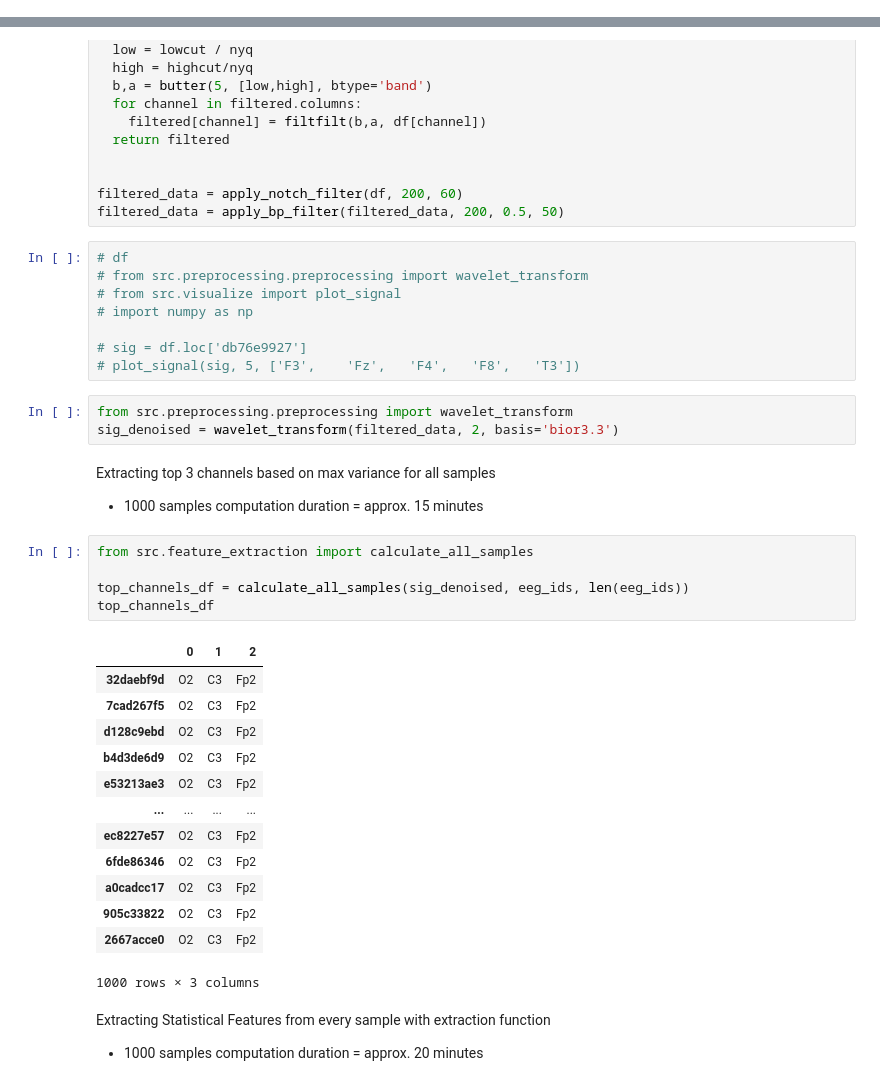
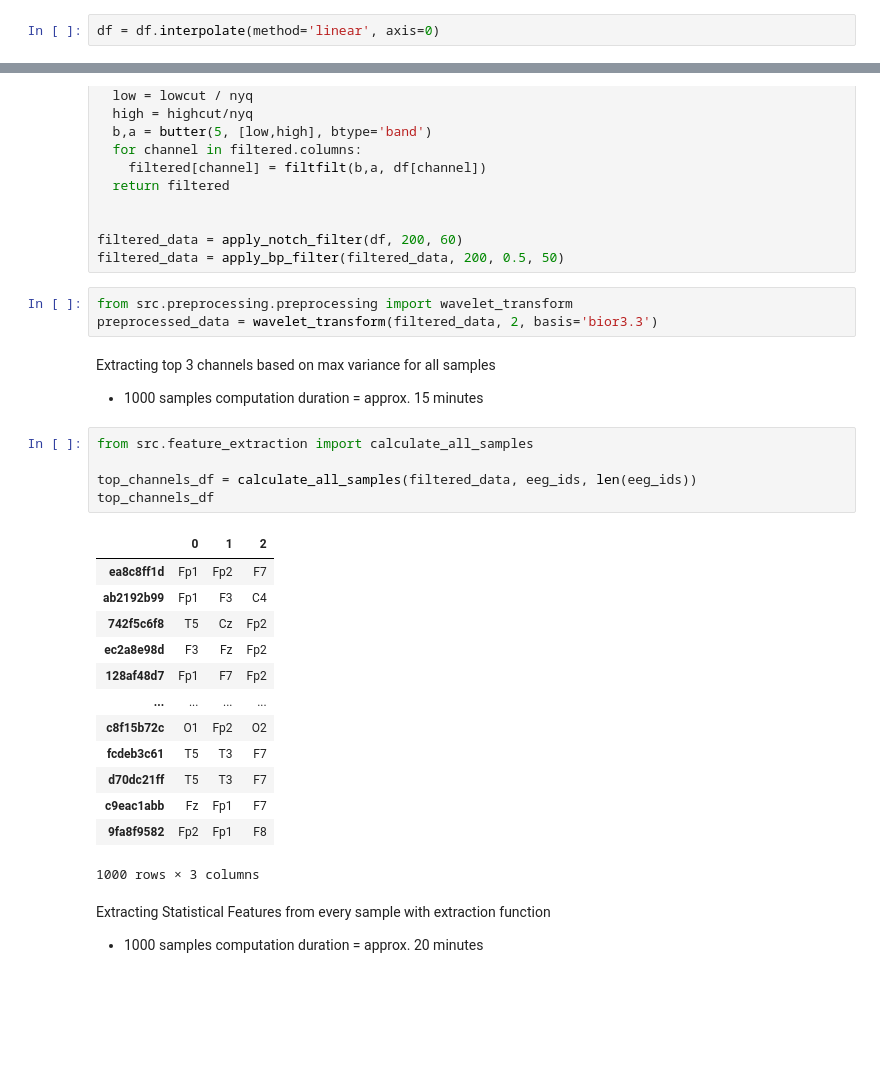
Before and after one commit to sfu-cmpt340/2024_1_project_11, a Jupyter notebook: hms.ipynb, the cells around one changed output, grey strips where cells are left out. Drawn from its saved outputs; the diff is of its cells as text; blank space fills up the shorter version.

```diff
--- a/hms.ipynb
+++ b/hms.ipynb
@@ -125,6 +116,8 @@ df
 | bbdf2f28e | -27.549999 | 6.770000 | 27.480000 | -10.090000 | -2.940000 | -2.880000 | -43.990002 | 1.900000 | 20.740000 | -7.720000 | -3.350000 | ... |
 | bbdf2f28e | -49.380001 | -26.340000 | 13.450000 | -25.590000 | -15.880000 | -13.720000 | -59.680000 | -6.220000 | 11.140000 | -14.530000 | -14.620000 | ... |
 10000000 rows × 19 columns
+# %%
+df = df.interpolate(method='linear', axis=0)
 # %%
 # Apply filtering
 from src.preprocessing.preprocessing import bp_filter, notch_filter
@@ -150,38 +143,30 @@ def apply_bp_filter(df, fs, lowcut, highcut):
 
 filtered_data = apply_notch_filter(df, 200, 60)
 filtered_data = apply_bp_filter(filtered_data, 200, 0.5, 50)
-# %%
-# df
-# from src.preprocessing.preprocessing import wavelet_transform
-# from src.visualize import plot_signal
-# import numpy as np
-
-# sig = df.loc['db76e9927']
-# plot_signal(sig, 5, ['F3',	'Fz',	'F4',	'F8',	'T3'])
 # %%
 from src.preprocessing.preprocessing import wavelet_transform
-sig_denoised = wavelet_transform(filtered_data, 2, basis='bior3.3')
+preprocessed_data = wavelet_transform(filtered_data, 2, basis='bior3.3')
 # %% [markdown]
 Extracting top 3 channels based on max variance for all samples
 - 1000 samples computation duration = approx. 15 minutes
 # %%
 from src.feature_extraction import calculate_all_samples
 
-top_channels_df = calculate_all_samples(sig_denoised, eeg_ids, len(eeg_ids))
+top_channels_df = calculate_all_samples(filtered_data, eeg_ids, len(eeg_ids))
 top_channels_df
 # %% [output]
 |  | 0 | 1 | 2 |
-| 32daebf9d | O2 | C3 | Fp2 |
-| 7cad267f5 | O2 | C3 | Fp2 |
-| d128c9ebd | O2 | C3 | Fp2 |
-| b4d3de6d9 | O2 | C3 | Fp2 |
-| e53213ae3 | O2 | C3 | Fp2 |
+| ea8c8ff1d | Fp1 | Fp2 | F7 |
+| ab2192b99 | Fp1 | F3 | C4 |
+| 742f5c6f8 | T5 | Cz | Fp2 |
+| ec2a8e98d | F3 | Fz | Fp2 |
+| 128af48d7 | Fp1 | F7 | Fp2 |
 | ... | ... | ... | ... |
-| ec8227e57 | O2 | C3 | Fp2 |
-| 6fde86346 | O2 | C3 | Fp2 |
-| a0cadcc17 | O2 | C3 | Fp2 |
-| 905c33822 | O2 | C3 | Fp2 |
-| 2667acce0 | O2 | C3 | Fp2 |
+| c8f15b72c | O1 | Fp2 | O2 |
+| fcdeb3c61 | T5 | T3 | F7 |
+| d70dc21ff | T5 | T3 | F7 |
+| c9eac1abb | Fz | Fp1 | F7 |
+| 9fa8f9582 | Fp2 | Fp1 | F8 |
 1000 rows × 3 columns
 # %% [markdown]
 Extracting Statistical Features from every sample with extraction function
```
Also changed, not shown: parts of 11 cells of this notebook.
